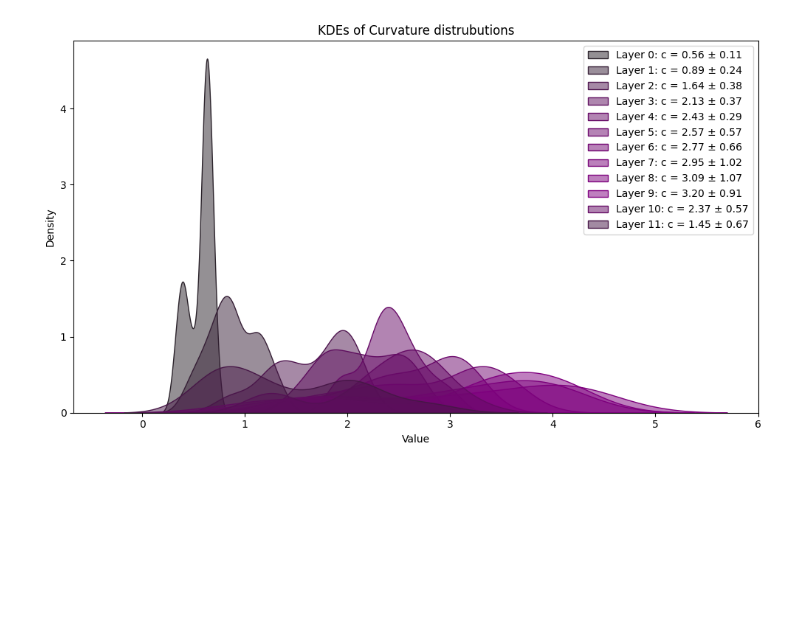
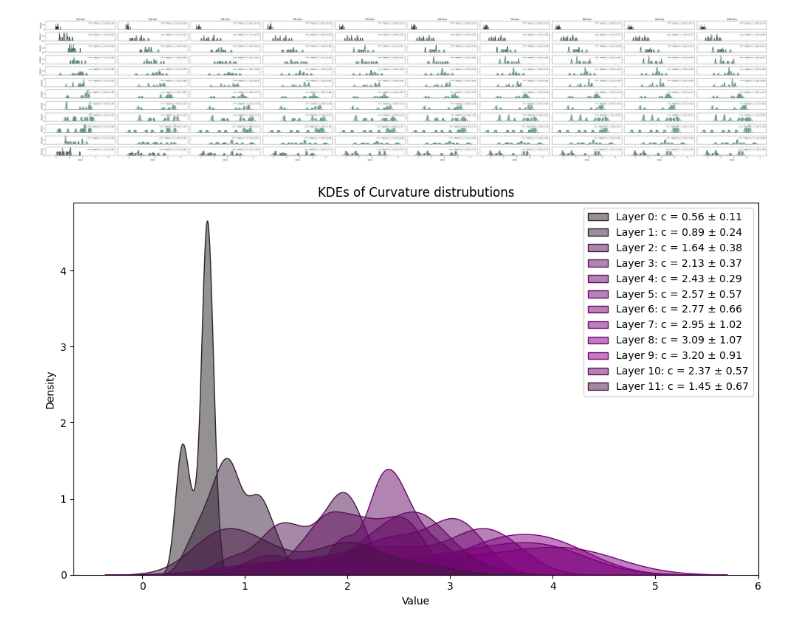
Before and after one commit to Alex2034/nanoGPT, a Jupyter notebook: exp.ipynb, the cells around one changed output. Saved outputs shown, nothing was run; the diff lists cells and outputs as text; code cells hidden in the pictures; blank space fills up the shorter version.

```diff
--- a/exp.ipynb
+++ b/exp.ipynb
@@ -84,3 +94,78 @@ Layer 11 c: 0.780 1.935 1.923 2.767 0.754 2.048 2.201 0.749 1.307 1.230 0.942 0.
+# %%
+import matplotlib.pyplot as plt
+import seaborn as sns
+import numpy as np
+
+# Define your plotting function that creates a column of histograms
+def plot_hists_with_kde_2(ax, data_list, bins=8, add_kde=True, bw_adjust=0.2):
+    n_plots = len(data_list)
+
+    # Calculate the means of each dataset in data_list
+    means = np.array([data.mean() for data in data_list])
+
+    # Normalize the means to get values between 0 and 1 (for color mapping)
+    normalized_means = (means - means.min()) / (means.max() - means.min())
+
+    # Generate a dark palette for colors
+    palette = sns.dark_palette("seagreen", as_cmap=True)
+
+    # Create histograms for each dataset
+    for i, (data, norm_mean) in enumerate(zip(data_list, normalized_means)):
+        # Get color based on the normalized mean
+        color = palette(norm_mean)
+        mean, std = data.mean(), data.std()
+
+        # Plot the histogram on the i-th subplot (vertical alignment)
+        sns.histplot(data, bins=bins, ax=ax[i], kde=False, stat='density',
+                     color=color, edgecolor='black', alpha=0.6)
+
+        if add_kde:
+            # Plot the KDE
+            sns.kdeplot(data, ax=ax[i], color=color, lw=2, bw_adjust=bw_adjust)
+
+        # Add a label to each histogram
+        ax[i].legend([f"Head {i+1}: c = {mean:.2f} ± {std:.2f}"], loc='upper right')
+
+    # Set shared xlabel for the last plot in the column
+    ax[-1].set_xlabel('Value')
+
+# Main function to plot multiple sets as columns of histograms
+def plot_dict_of_hists(data_dict, bins=8, figsize=(16, 12), add_kde=True, bw_adjust=0.2):
+    n_cols = len(data_dict)
+    n_rows = len(next(iter(data_dict.values())))  # Assume all lists have the same number of elements
+
+    # Create a grid with `n_rows` rows and `n_cols` columns
+    fig, axes = plt.subplots(n_rows, n_cols, figsize=figsize, sharex=True, sharey='row')
+
+    # Ensure axes are iterable (when you have a single row/column)
+    if n_cols == 1:
+        axes = [axes]
+    if n_rows == 1:
+        axes = [axes]
+
+    # Loop through the dictionary and create a column of histograms for each key
+    for col_idx, (key, data_list) in enumerate(data_dict.items()):
+        # Plot histograms in each column using the `plot_hists_with_kde_2` function
+        plot_hists_with_kde_2(axes[:, col_idx], data_list, bins=bins, add_kde=add_kde, bw_adjust=bw_adjust)
+
+        # Set the title for each column based on the dictionary key
+        axes[0, col_idx].set_title(key)
+
+    # Adjust layout for better spacing
+    plt.tight_layout()
+    plt.show()
+
+# Example usage
+# data_dict = {
+#     'Set A': [np.random.normal(loc=0, scale=1, size=100) for _ in range(12)],
+#     'Set B': [np.random.normal(loc=2, scale=1.5, size=100) for _ in range(12)],
+#     'Set C': [np.random.normal(loc=-1, scale=0.5, size=100) for _ in range(12)]
+# }
+
+# Plot the data in the dictionary
+plot_dict_of_hists(c_dict, bins=25, figsize=(60, 12), add_kde=True, bw_adjust=0.1)
+# %% [output]
+[figure, added]
 # %%
 import numpy as np
 import matplotlib.pyplot as plt
```
Also changed, not shown: parts of 9 cells of this notebook, 5 other files.
